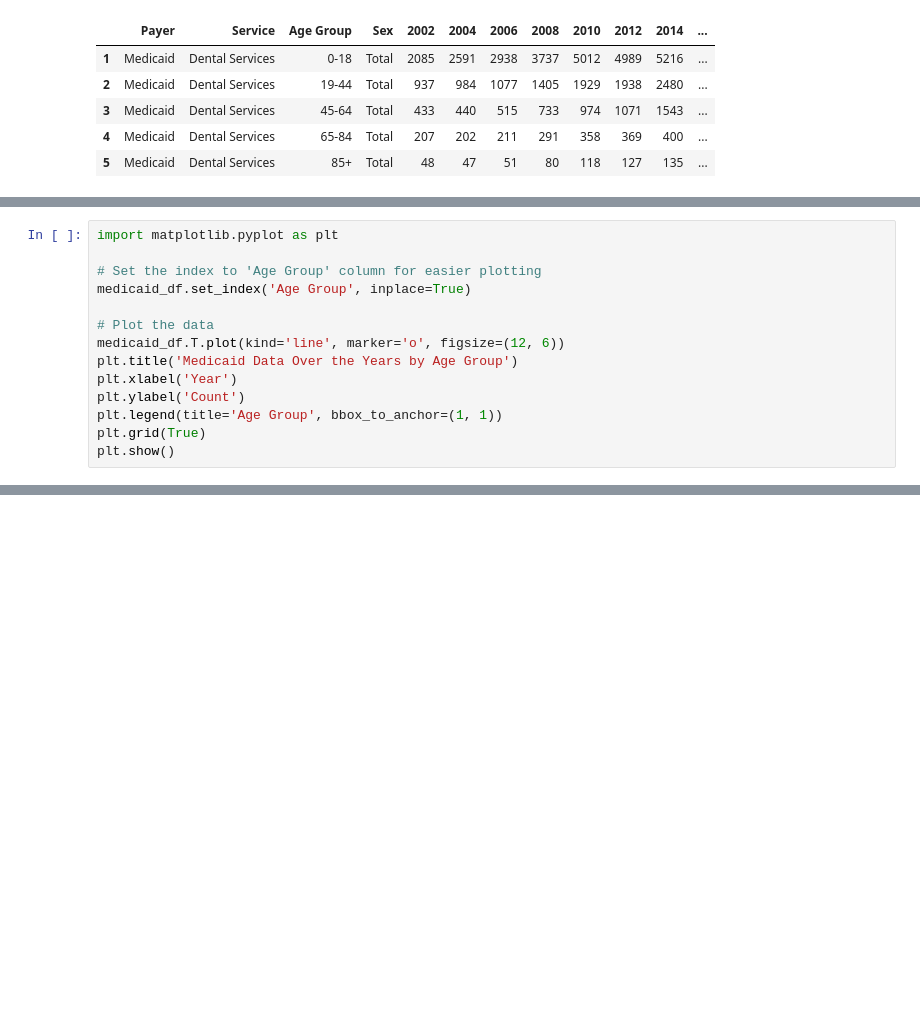
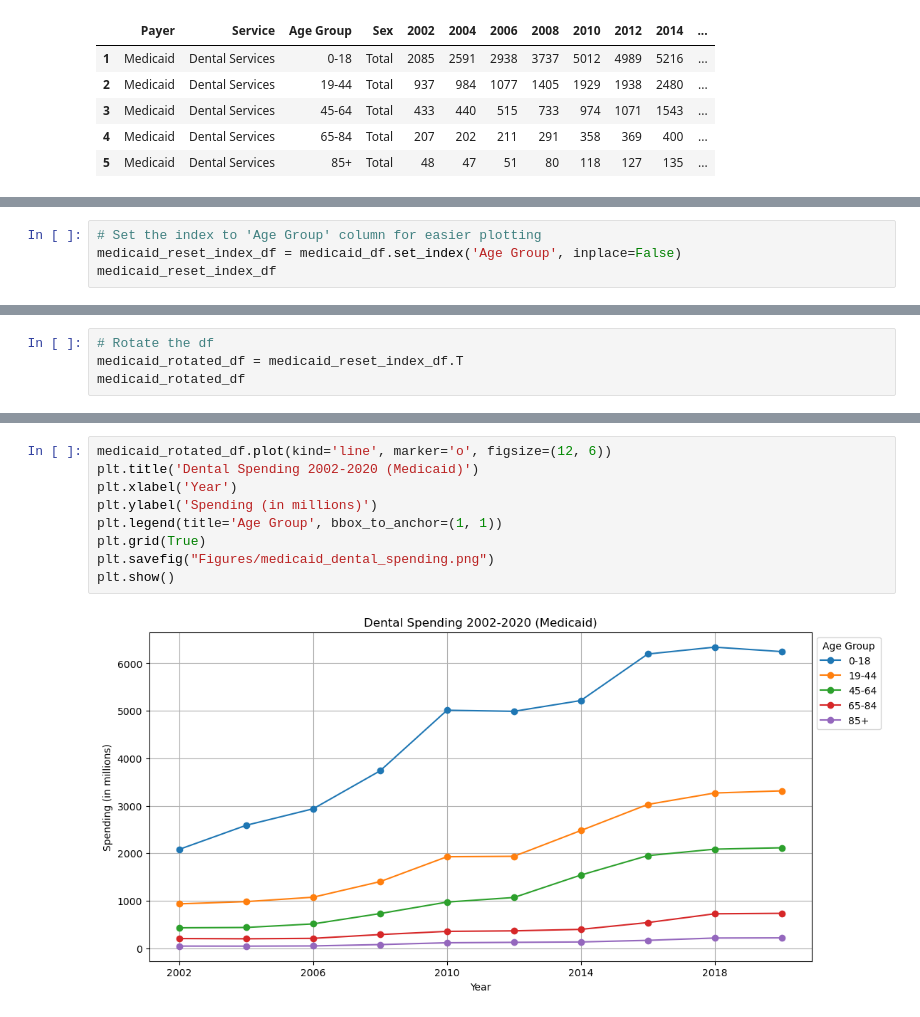
Before and after one commit to vokouns/us-healthcare-spending, a Jupyter notebook: scottsnotebook.ipynb, the cells around one changed output, grey strips where cells are left out. Saved outputs shown, nothing was run; the diff lists cells and outputs as text; blank space fills up the shorter version.

Commit message:
completed dental spending, started perscription spending

```diff
--- a/scottsnotebook.ipynb
+++ b/scottsnotebook.ipynb
@@ -243,15 +243,5 @@ medicaid_df.plot()
 # %%
-import matplotlib.pyplot as plt
-
 # Set the index to 'Age Group' column for easier plotting
-medicaid_df.set_index('Age Group', inplace=True)
-
-# Plot the data
-medicaid_df.T.plot(kind='line', marker='o', figsize=(12, 6))
-plt.title('Medicaid Data Over the Years by Age Group')
-plt.xlabel('Year')
-plt.ylabel('Count')
-plt.legend(title='Age Group', bbox_to_anchor=(1, 1))
-plt.grid(True)
-plt.show()
+medicaid_reset_index_df = medicaid_df.set_index('Age Group', inplace=False)
+medicaid_reset_index_df
 # %% [output]
@@ -274,0 +255,4 @@ medicaid__rotated_df
+# %%
+# Rotate the df
+medicaid_rotated_df = medicaid_reset_index_df.T
+medicaid_rotated_df
@@ -274,0 +271,11 @@ medicaid__rotated_df
+# %%
+medicaid_rotated_df.plot(kind='line', marker='o', figsize=(12, 6))
+plt.title('Dental Spending 2002-2020 (Medicaid)')
+plt.xlabel('Year')
+plt.ylabel('Spending (in millions)')
+plt.legend(title='Age Group', bbox_to_anchor=(1, 1))
+plt.grid(True)
+plt.savefig("Figures/medicaid_dental_spending.png")
+plt.show()
+# %% [output]
+[figure, added]
```
Also changed, not shown: parts of 28 cells of this notebook, 5 other files.
